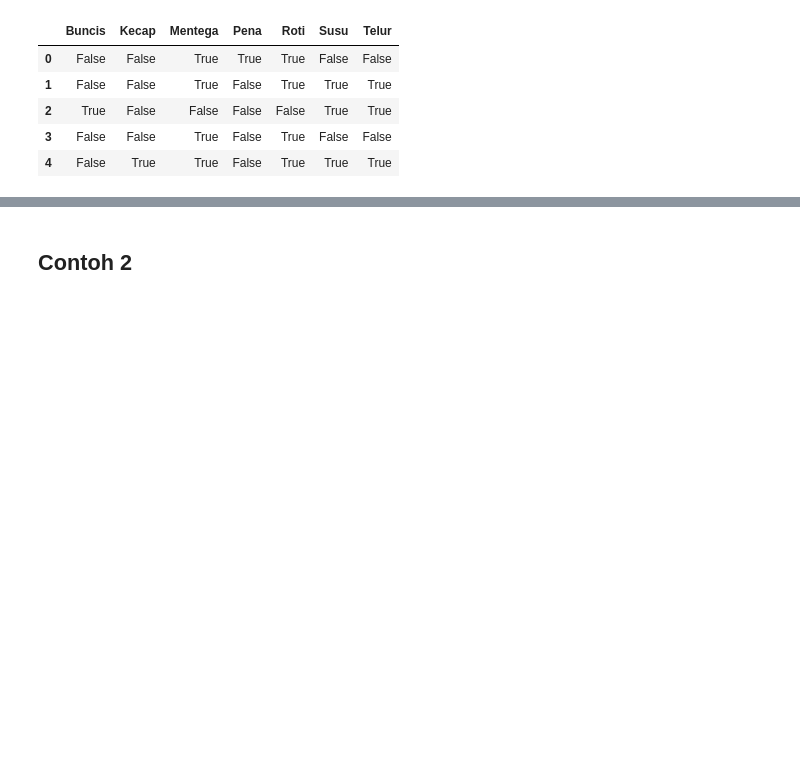
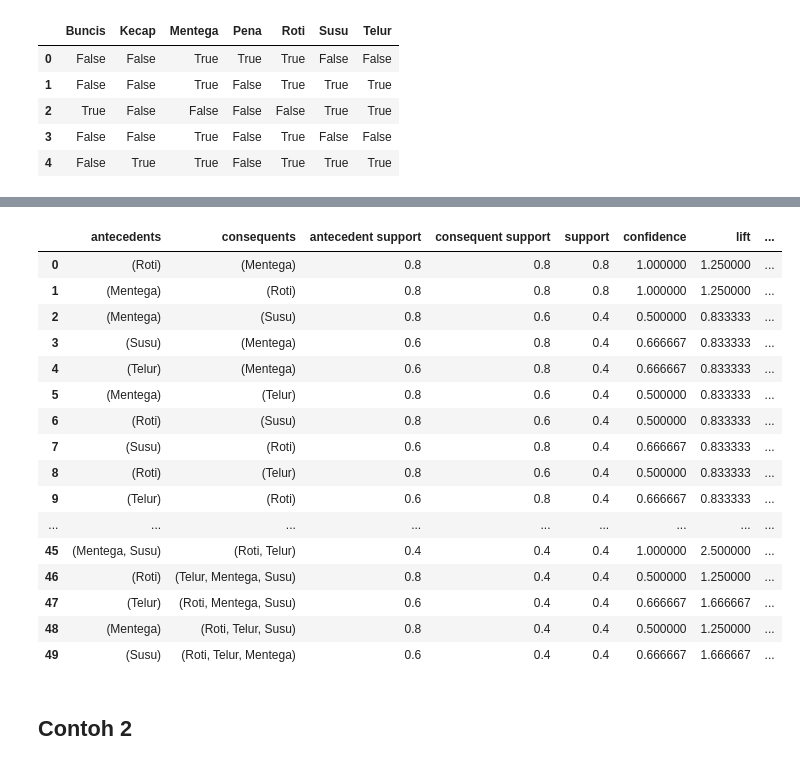
Before and after one commit to Wynnzzz/prakt-data-mining-25, a Jupyter notebook: pert5.ipynb, the cells around one changed output, grey strips where cells are left out. Cells and saved outputs as stored; diff of their text form; code cells hidden in the pictures; blank space fills up the shorter version.

```diff
--- a/pert5.ipynb
+++ b/pert5.ipynb
@@ -74,3 +75,23 @@ rules[['antecedents', 'consequents', 'support', 'confidence', 'lift']]
+# %%
+rules
+# %% [output]
+|  | antecedents | consequents | antecedent support | consequent support | support | confidence | lift | ... |
+| 0 | (Roti) | (Mentega) | 0.8 | 0.8 | 0.8 | 1.000000 | 1.250000 | ... |
+| 1 | (Mentega) | (Roti) | 0.8 | 0.8 | 0.8 | 1.000000 | 1.250000 | ... |
+| 2 | (Mentega) | (Susu) | 0.8 | 0.6 | 0.4 | 0.500000 | 0.833333 | ... |
+| 3 | (Susu) | (Mentega) | 0.6 | 0.8 | 0.4 | 0.666667 | 0.833333 | ... |
+| 4 | (Telur) | (Mentega) | 0.6 | 0.8 | 0.4 | 0.666667 | 0.833333 | ... |
+| 5 | (Mentega) | (Telur) | 0.8 | 0.6 | 0.4 | 0.500000 | 0.833333 | ... |
+| 6 | (Roti) | (Susu) | 0.8 | 0.6 | 0.4 | 0.500000 | 0.833333 | ... |
+| 7 | (Susu) | (Roti) | 0.6 | 0.8 | 0.4 | 0.666667 | 0.833333 | ... |
+| 8 | (Roti) | (Telur) | 0.8 | 0.6 | 0.4 | 0.500000 | 0.833333 | ... |
+| 9 | (Telur) | (Roti) | 0.6 | 0.8 | 0.4 | 0.666667 | 0.833333 | ... |
+| ... | ... | ... | ... | ... | ... | ... | ... | ... |
+| 45 | (Mentega, Susu) | (Roti, Telur) | 0.4 | 0.4 | 0.4 | 1.000000 | 2.500000 | ... |
+| 46 | (Roti) | (Telur, Mentega, Susu) | 0.8 | 0.4 | 0.4 | 0.500000 | 1.250000 | ... |
+| 47 | (Telur) | (Roti, Mentega, Susu) | 0.6 | 0.4 | 0.4 | 0.666667 | 1.666667 | ... |
+| 48 | (Mentega) | (Roti, Telur, Susu) | 0.8 | 0.4 | 0.4 | 0.500000 | 1.250000 | ... |
+| 49 | (Susu) | (Roti, Telur, Mentega) | 0.6 | 0.4 | 0.4 | 0.666667 | 1.666667 | ... |
 # %% [markdown]
 ## Contoh 2
 # %%
```
Also changed, not shown: parts of 6 cells of this notebook, 8 other files.
